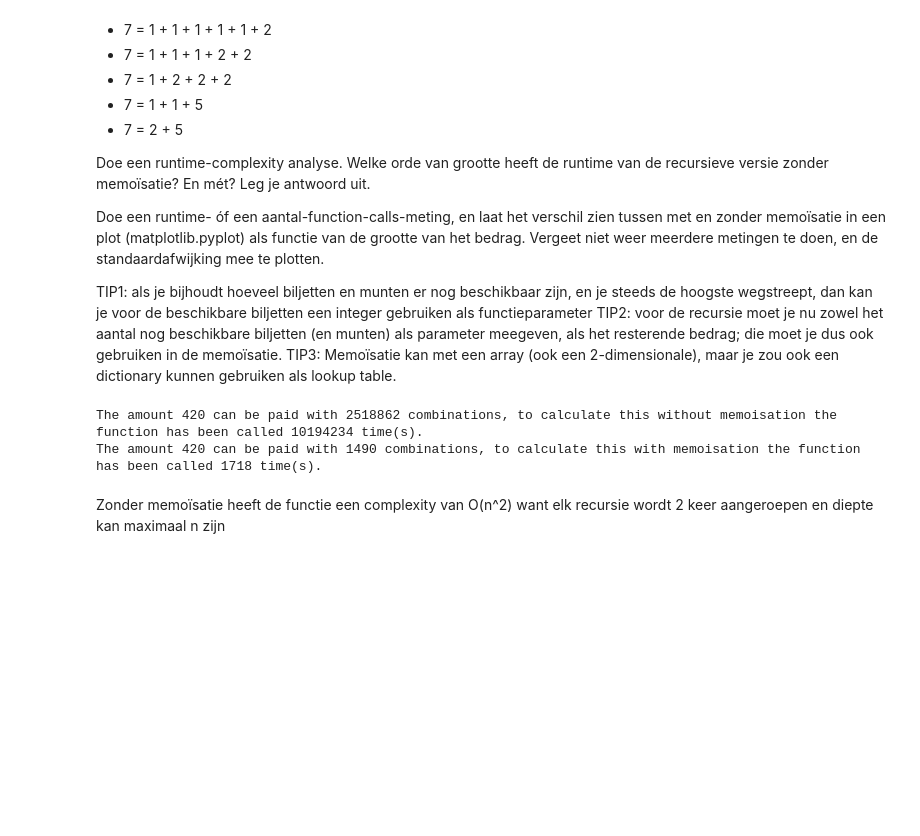
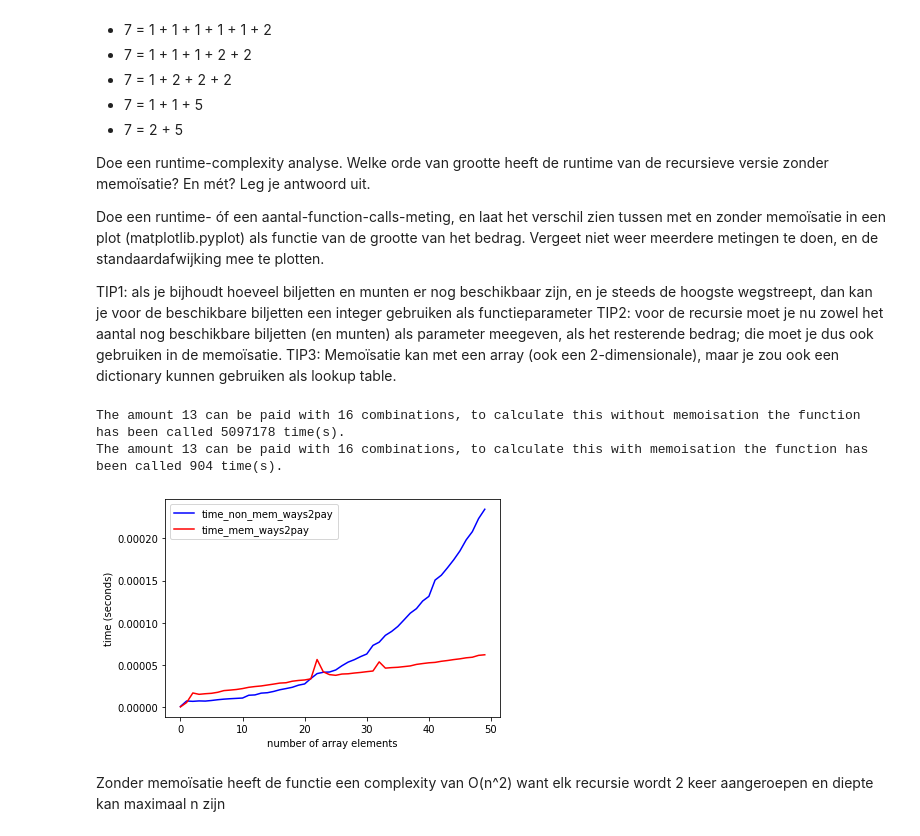
Before and after one commit to Kalong98/TICT-TV2ALDS1-20, a Jupyter notebook: ALDS1 - Complexity.ipynb, the cells around one changed output. Drawn from its saved outputs; the diff is of its cells as text; code cells hidden in the pictures; blank space fills up the shorter version.

```diff
--- a/ALDS1 - Complexity.ipynb
+++ b/ALDS1 - Complexity.ipynb
@@ -450,46 +450,61 @@ def ways2pay(
         return 1
     return ways2pay(amount, highest_coupon_number - 1) + ways2pay(amount - coupons[highest_coupon_number - 1], highest_coupon_number)  # deze return klopt natuurlijk niet, deze moet worden vervangen.
 
-# assert ways2pay(5, 1) == 1, "oh oh, de base cases werken niet meer"
-# assert ways2pay(0, 5) == 1, "oh oh, de base cases werken niet meer"
-# assert ways2pay(-5, 1) == 0, "oh oh, de base cases werken niet meer"
-# assert ways2pay(7, 13) == 6, "7 kon op zes manieren; die moet nog gaan werken"
-
 @counted
 def ways2paymem(
     amount,
     highest_coupon_number=13,
     coupons=[1, 2, 5, 10, 20, 50, 100, 200, 500, 1000, 2000, 5000, 10000],
     answers = np.empty(0)
 ):
     ways2paymem.counted += 1
     if amount == 0:  # hij komt precies uit, één manier gevonden
         return 1
     elif amount < 0:  # oeps, teveel afgetrokken, deze manier kon niet
         return 0
     elif highest_coupon_number == 1:  # als er nog alleen 1-centjes over zijn kan het maar op 1 manier
         return 1
     if answers.size == 0:
         answers = np.full(shape=(amount + 2), fill_value=-1)
         answers [0] = 1
         answers [1] = 1
     if answers[amount] == -1:
             answers[amount] = ways2paymem(amount, highest_coupon_number - 1, answers = answers) + ways2paymem(amount - coupons[highest_coupon_number - 1], highest_coupon_number, answers = answers)  # deze return klopt natuurlijk niet, deze moet worden vervangen.
     return answers[amount]
 
-# assert ways2paymem(5, 1) == 1, "oh oh, de base cases werken niet meer"
-# assert ways2paymem(0, 5) == 1, "oh oh, de base cases werken niet meer"
-# assert ways2paymem(-5, 1) == 0, "oh oh, de base cases werken niet meer"
-# assert ways2paymem(7, 13) == 6, "7 kon op zes manieren; die moet nog gaan werken"
-
 ways2pay.counted = 0
 ways2paymem.counted = 0
 ways2pay(420, 13)
 ways2paymem(420, 13)
-print(f"The amount 420 can be paid with {ways2pay(420, 13)} combinations, to calculate this without memoisation the function has been called {ways2pay.counted} time(s).")
-print(f"The amount 420 can be paid with {ways2paymem(420, 13)} combinations, to calculate this with memoisation the function has been called {ways2paymem.counted} time(s).")
+print(f"The amount 13 can be paid with {ways2pay(13, 13)} combinations, to calculate this without memoisation the function has been called {ways2pay.counted} time(s).")
+print(f"The amount 13 can be paid with {ways2paymem(13, 13)} combinations, to calculate this with memoisation the function has been called {ways2paymem.counted} time(s).")
+
+time_non_mem_ways2pay=[]
+time_mem_ways2pay=[]
+
+meetpunten = np.arange(50)
+
+for i in range(len(meetpunten)):
+    t1 = time.perf_counter()
+    res = ways2pay(i, 13)
+    t2 = time.perf_counter()
+    time_non_mem_ways2pay.append(t2 - t1)
+
+    t1 = time.perf_counter()
+    res = ways2paymem(i, 13)
+    t2 = time.perf_counter()
+    time_mem_ways2pay.append(t2 - t1)
+
+plt.plot(meetpunten, time_non_mem_ways2pay, "b-")
+plt.plot(meetpunten, time_mem_ways2pay, "r-")
+
+plt.xlabel("number of array elements")
+plt.ylabel("time (seconds)")
+plt.legend(["time_non_mem_ways2pay", "time_mem_ways2pay"], loc="upper left")
+plt.show()
 # %% [output]
-The amount 420 can be paid with 2518862 combinations, to calculate this without memoisation the function has been called 10194234 time(s).
-The amount 420 can be paid with 1490 combinations, to calculate this with memoisation the function has been called 1718 time(s).
+The amount 13 can be paid with 16 combinations, to calculate this without memoisation the function has been called 5097178 time(s).
+The amount 13 can be paid with 16 combinations, to calculate this with memoisation the function has been called 904 time(s).
+[figure, added]
 # %% [markdown]
 Zonder memoïsatie heeft de functie een complexity van O(n^2) want elk recursie wordt 2 keer aangeroepen en diepte kan maximaal n zijn
```
Also changed, not shown: parts of 5 cells of this notebook, 38 other files.
